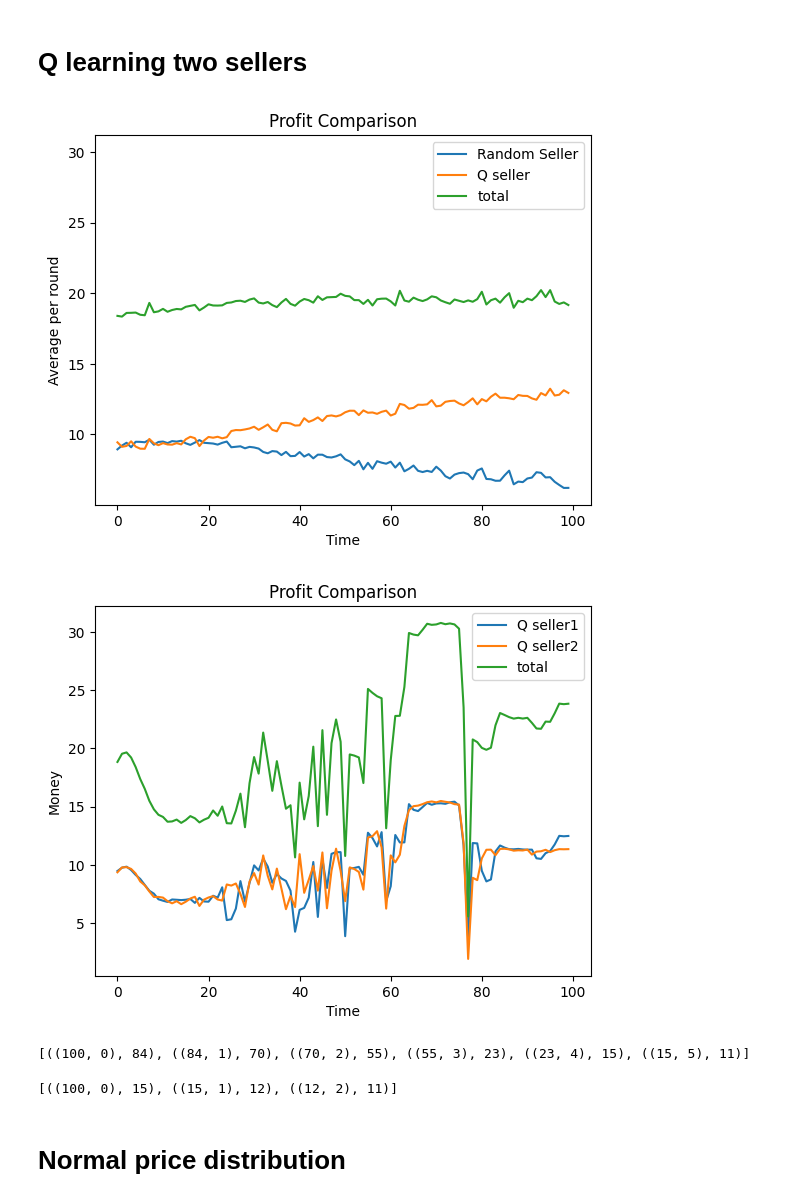
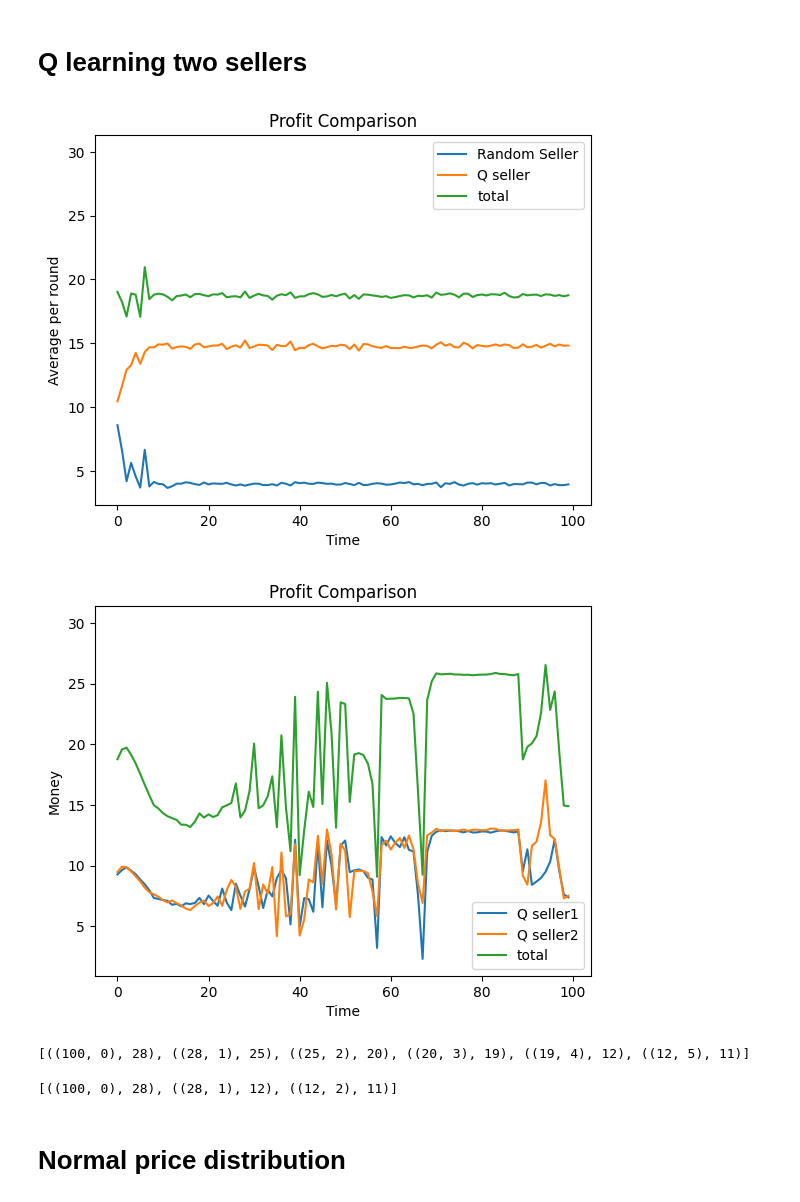
Before and after one commit to Lenguist/insight-game-ai, a Jupyter notebook: two-sellers.ipynb, the cells around one changed output. Drawn from its saved outputs; the diff is of its cells as text; code cells hidden in the pictures.

```diff
--- a/two-sellers.ipynb
+++ b/two-sellers.ipynb
@@ -298,19 +242,19 @@ class QLearningSeller(Seller):
     super().__init__(value, init_offer)
     self.q_table = {}
 
+    self.learning_rate = 0.1
+
+    self.exploration_rate = 1
+
     # Q-Learning parameters
-    # alpha
-    self.learning_rate = 0.1
-    # gamma
-    self.discount_rate = 0.99
-    # exploration rate for when the model is still learning
-    self.exploration_rate = 1
+    self.discount_rate = 1 # no time discount bc limited rounds
+
     self.init_learning_rate =1
-    self.learning_rate_decay = 0.00001
+    self.learning_rate_decay = 0.01
     self.total_offers_made = 0  # Add a new instance variable to keep track of the total number of offers made across all episodes
     self.init_exploration_rate = 1.0  # Maximum exploration rate
     self.min_exploration_rate = 0.001  # Minimum exploration rate
-    self.exploration_decay_rate = 0.000001  # Exponential decay rate for exploration probability
+    self.exploration_decay_rate = 0.0001  # Exponential decay rate for exploration probability
 
 
   def make_offer(self):
@@ -334,6 +278,7 @@ class QLearningSeller(Seller):
       reward = offer - self.value
     else:
       reward = 0
+
     # Ensure current state and new state are in the q_table
     if old_state_tuple not in self.q_table:
       self.q_table[old_state_tuple] = {}
@@ -346,6 +291,7 @@ class QLearningSeller(Seller):
     self.q_table[old_state_tuple][offer] = old_value * (1 - self.learning_rate) + \
       self.learning_rate * (reward + self.discount_rate * max_new_state_value)
 
+  # returns a sequence of offers that constitutes optimal policy
   def get_optimal_policy(self, state):
       optimal_policy = []
 
@@ -419,7 +365,7 @@ ax.set_title('Profit Comparison')
 ax.legend()
 plt.show()
 # %% [output]
-[figure, old version]
+[figure, new version]
 # %%
 from buyers import EducatedBuyer
 import matplotlib.pyplot as plt
@@ -427,7 +373,7 @@ import matplotlib.pyplot as plt
 range_min = 11
 range_max = 100
 value = 10
-rounds = 100000
+rounds = 10000
 imp_incr = 0.1
 
 init_offer = range_max
@@ -438,41 +384,41 @@ sellers = [qseller1, qseller2]
 
 profits_random_seller = []
 profits_q_seller = []
 
 # Simulation of 100 rounds
 for _ in range(100):
     total_profits = [0 for i in range(len(sellers))]
     for i in range(rounds):
         maxprice = int(random.uniform(range_min, range_max+1))
         edubuyer = EducatedBuyer(maxprice, imp_incr)
         profits = two_seller_negotiation(edubuyer, sellers, False)
         #print(qseller.q_table)
         for i in range(len(sellers)):
             total_profits[i] += profits[i] /rounds
 
     profits_random_seller.append(total_profits[0])
     profits_q_seller.append(total_profits[1])
 
 # Plotting
 fig, ax = plt.subplots()
 ax.plot(profits_random_seller, label='Q seller1')
 ax.plot(profits_q_seller, label='Q seller2')
 ax.plot([profits_q_seller[i]+profits_random_seller[i] for i in range(len(profits_q_seller))], label='total')
 ax.plot(30)
 ax.set_xlabel('Time')
 ax.set_ylabel('Money')
 ax.set_title('Profit Comparison')
 ax.legend()
 plt.show()
 # %% [output]
-[figure, old version]
+[figure, new version]
 # %%
 optimal_policy = qseller1.get_optimal_policy((100,0))
 print(optimal_policy)
 # %% [output]
-[((100, 0), 84), ((84, 1), 70), ((70, 2), 55), ((55, 3), 23), ((23, 4), 15), ((15, 5), 11)]
+[((100, 0), 28), ((28, 1), 25), ((25, 2), 20), ((20, 3), 19), ((19, 4), 12), ((12, 5), 11)]
 # %%
 optimal_policy = qseller2.get_optimal_policy((100,0))
 print(optimal_policy)
 # %% [output]
-[((100, 0), 15), ((15, 1), 12), ((12, 2), 11)]
+[((100, 0), 28), ((28, 1), 12), ((12, 2), 11)]
```
Also changed, not shown: parts of 3 cells of this notebook, 1 other file.
